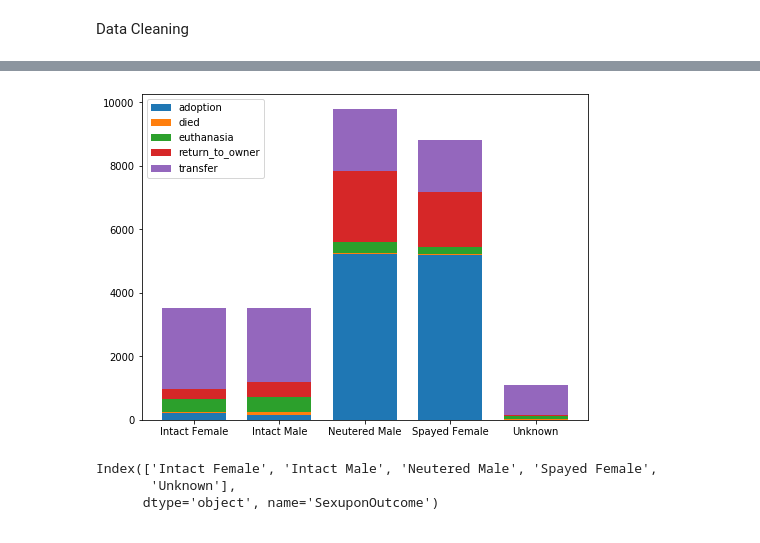
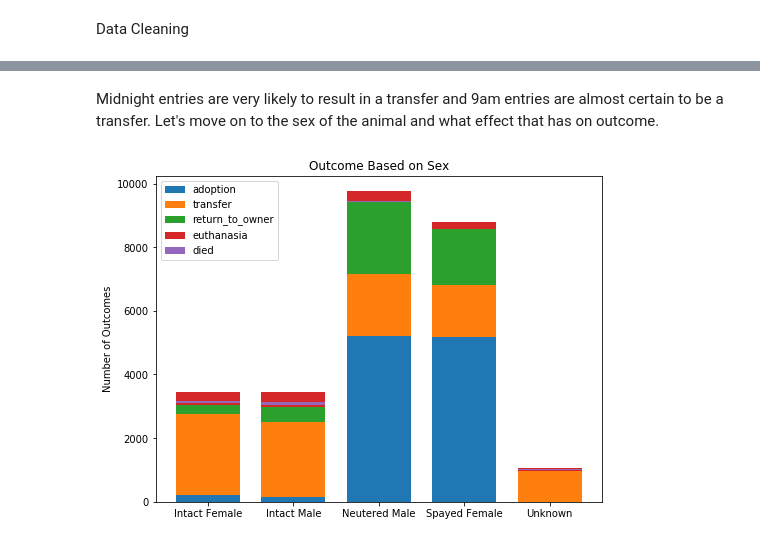
Before and after one commit to db-lab/portfolio, a Jupyter notebook: animal_shelter/atx_animal_shelter.ipynb, the cells around one changed output, grey strips where cells are left out. Saved outputs shown, nothing was run; the diff lists cells and outputs as text; code cells hidden in the pictures.

```diff
--- a/animal_shelter/atx_animal_shelter.ipynb
+++ b/animal_shelter/atx_animal_shelter.ipynb
@@ -102,0 +137,2 @@ test = extract_markings(test)
+# %%
+train = train.drop(columns=['Tabby','Point','Tiger','Brindle','Smoke','Tick','Merle'])
@@ -255,30 +301,31 @@ We see significant differences in the cases that are recorded on X:00:00, which
+# %% [markdown]
+Midnight entries are very likely to result in a transfer and 9am entries are almost certain to be a transfer. Let's move on to the sex of the animal and what effect that has on outcome.
 # %%
+# Get data on sex of animal
 sex_outcomes = train.groupby('SexuponOutcome')['OutcomeType'].value_counts().unstack(0)
 sex_outcomes = sex_outcomes.fillna(0)
 
 fig, ax = plt.subplots(figsize=(8, 6))
 
 ind = sex_outcomes.columns
 width = .75
 
 adoption = sex_outcomes.loc['Adoption'].values
 died = sex_outcomes.loc['Died'].values
 euthanasia = sex_outcomes.loc['Euthanasia'].values
 return_to_owner = sex_outcomes.loc['Return_to_owner'].values
 transfer = sex_outcomes.loc['Transfer'].values
 
 ax.bar(ind, adoption, width)
-ax.bar(ind, died, width, bottom = adoption)
-ax.bar(ind, euthanasia, width, bottom = adoption + died)
-ax.bar(ind, return_to_owner, width, bottom = adoption + died + euthanasia)
-ax.bar(ind, transfer, width, bottom = adoption + died + euthanasia + return_to_owner)
+ax.bar(ind, transfer, width, bottom = adoption)
+ax.bar(ind, return_to_owner, width, bottom = adoption + transfer)
+ax.bar(ind, euthanasia, width, bottom = adoption + transfer + return_to_owner)
+ax.bar(ind, died, width, bottom = adoption + transfer + return_to_owner + died)
 
-ax.legend(['adoption','died','euthanasia','return_to_owner','transfer'])
-plt.xticks(range(5), ('Intact Female', 'Intact Male', 'Neutered Male', 'Spayed Female', 'Unknown'))
+# Plot
+ax.legend(['adoption','transfer','return_to_owner','euthanasia','died'])
+plt.title('Outcome Based on Sex')
+plt.ylabel('Number of Outcomes')
 plt.show()
-print(sex_outcomes.columns)
 # %% [output]
-[figure, old version]
+[figure, new version]
-Index(['Intact Female', 'Intact Male', 'Neutered Male', 'Spayed Female',
-       'Unknown'],
-      dtype='object', name='SexuponOutcome')
```
Also changed, not shown: parts of 53 cells of this notebook, 3 other files.
